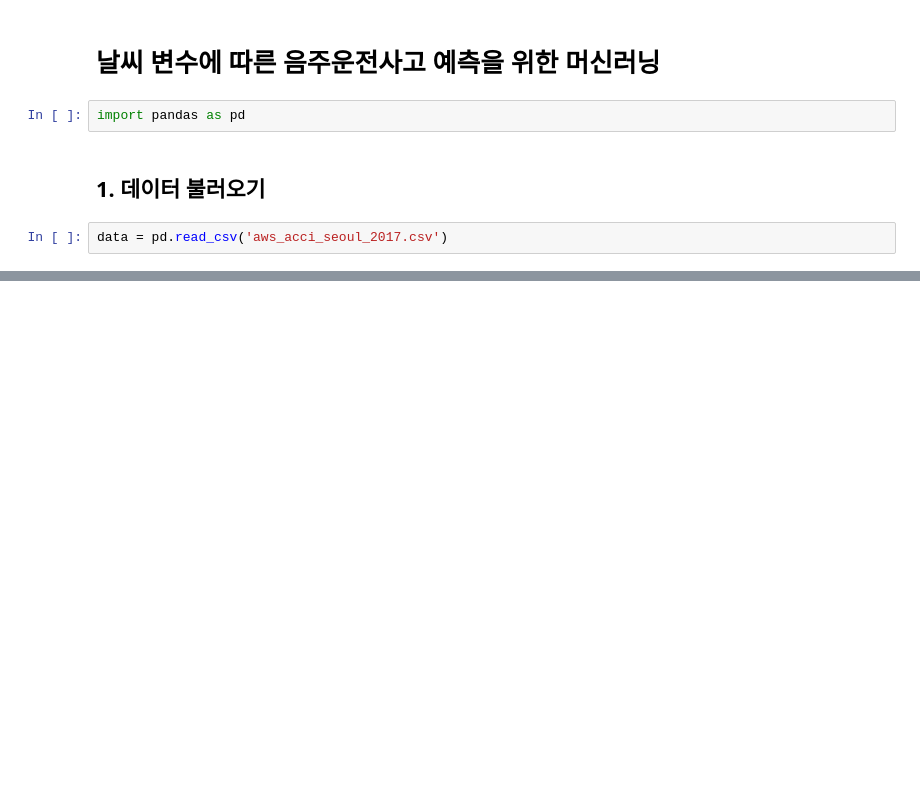
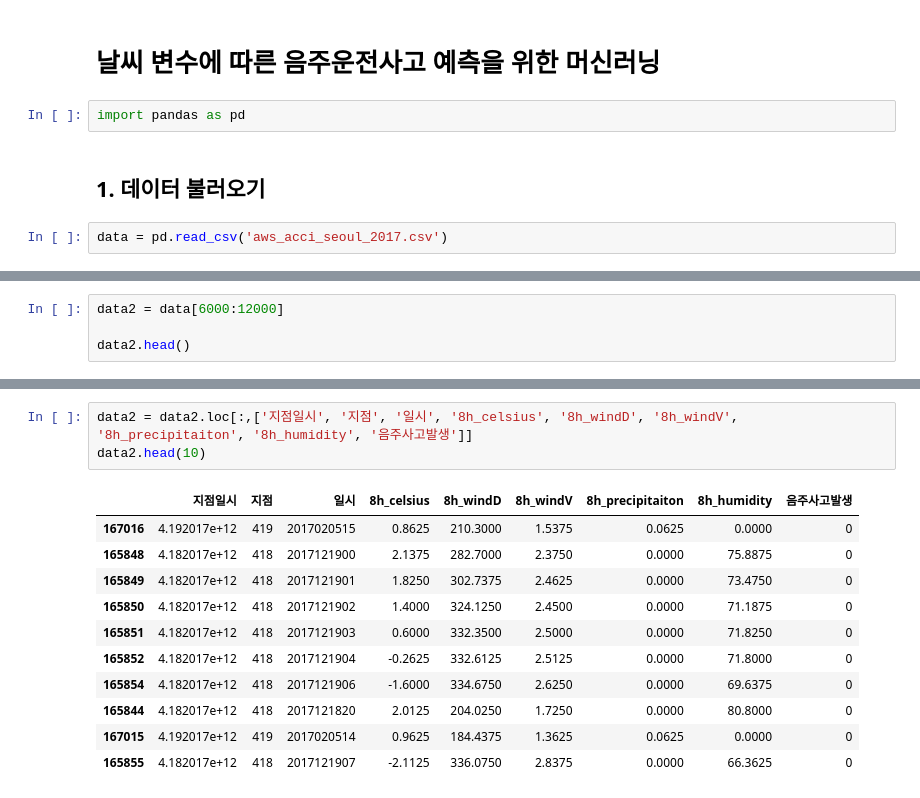
Before and after one commit to DreamingDataScientist/DataCompetition, a Jupyter notebook: 02. acc_prediction_ML.ipynb, the cells around one changed output, grey strips where cells are left out. Saved outputs shown, nothing was run; the diff lists cells and outputs as text; blank space fills up the shorter version.

```diff
--- a/02. acc_prediction_ML.ipynb
+++ b/02. acc_prediction_ML.ipynb
@@ -240,0 +28,4 @@ array([[ 0.0101027 ],
+# %%
+data2 = data[6000:12000]
+
+data2.head()
@@ -240,0 +62,15 @@ array([[ 0.0101027 ],
+# %%
+data2 = data2.loc[:,['지점일시', '지점', '일시', '8h_celsius', '8h_windD', '8h_windV', '8h_precipitaiton', '8h_humidity', '음주사고발생']]
+data2.head(10)
+# %% [output]
+|  | 지점일시 | 지점 | 일시 | 8h_celsius | 8h_windD | 8h_windV | 8h_precipitaiton | 8h_humidity | 음주사고발생 |
+| 167016 | 4.192017e+12 | 419 | 2017020515 | 0.8625 | 210.3000 | 1.5375 | 0.0625 | 0.0000 | 0 |
+| 165848 | 4.182017e+12 | 418 | 2017121900 | 2.1375 | 282.7000 | 2.3750 | 0.0000 | 75.8875 | 0 |
+| 165849 | 4.182017e+12 | 418 | 2017121901 | 1.8250 | 302.7375 | 2.4625 | 0.0000 | 73.4750 | 0 |
+| 165850 | 4.182017e+12 | 418 | 2017121902 | 1.4000 | 324.1250 | 2.4500 | 0.0000 | 71.1875 | 0 |
+| 165851 | 4.182017e+12 | 418 | 2017121903 | 0.6000 | 332.3500 | 2.5000 | 0.0000 | 71.8250 | 0 |
+| 165852 | 4.182017e+12 | 418 | 2017121904 | -0.2625 | 332.6125 | 2.5125 | 0.0000 | 71.8000 | 0 |
+| 165854 | 4.182017e+12 | 418 | 2017121906 | -1.6000 | 334.6750 | 2.6250 | 0.0000 | 69.6375 | 0 |
+| 165844 | 4.182017e+12 | 418 | 2017121820 | 2.0125 | 204.0250 | 1.7250 | 0.0000 | 80.8000 | 0 |
+| 167015 | 4.192017e+12 | 419 | 2017020514 | 0.9625 | 184.4375 | 1.3625 | 0.0625 | 0.0000 | 0 |
+| 165855 | 4.182017e+12 | 418 | 2017121907 | -2.1125 | 336.0750 | 2.8375 | 0.0000 | 66.3625 | 0 |
```
Also changed, not shown: parts of 53 cells of this notebook.
